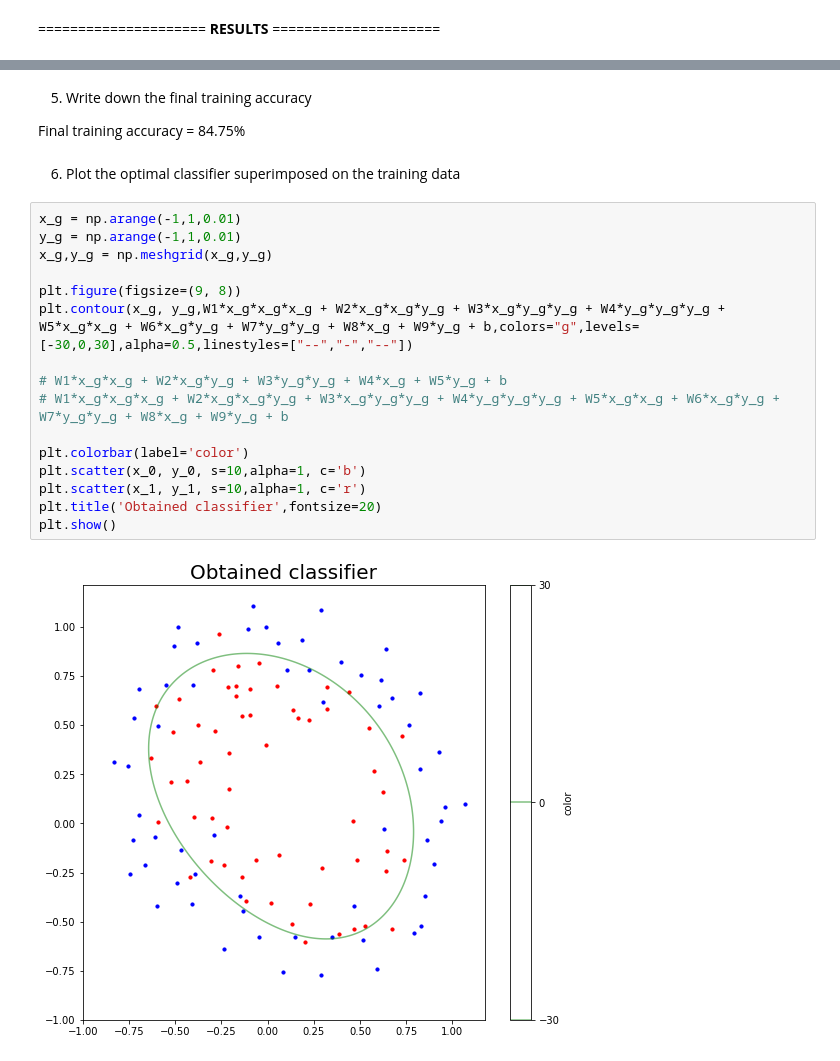
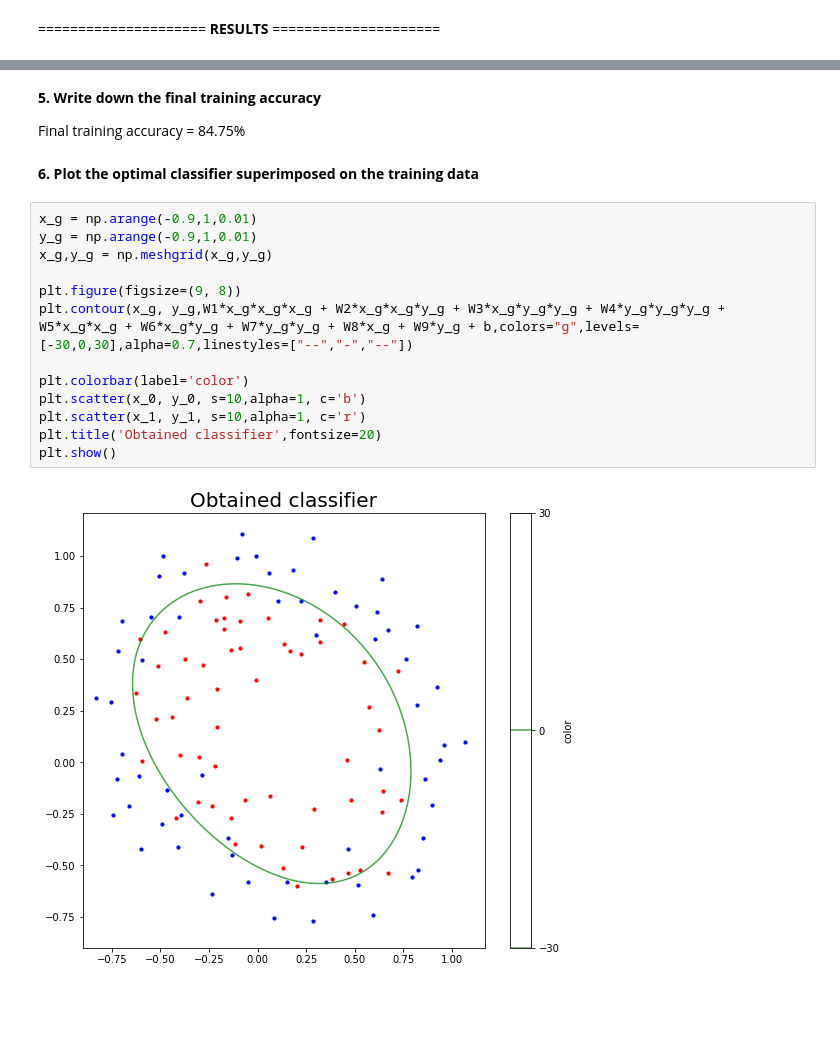
Before and after one commit to JinKim1/classMachineLearning, a Jupyter notebook: ML_assignment06.ipynb, the cells around one changed output, grey strips where cells are left out. Drawn from its saved outputs; the diff is of its cells as text; blank space fills up the shorter version.

Commit message:
plot obtained classifier

```diff
--- a/ML_assignment06.ipynb
+++ b/ML_assignment06.ipynb
@@ -178,25 +148,22 @@ print(training_accuracy[199999])
 0.847457627118644
 # %% [markdown]
-5. Write down the final training accuracy
+**5. Write down the final training accuracy**
 
 Final training accuracy = 84.75%
 # %% [markdown]
-6. Plot the optimal classifier superimposed on the training data
+**6. Plot the optimal classifier superimposed on the training data**
 # %%
-x_g = np.arange(-1,1,0.01)
-y_g = np.arange(-1,1,0.01)
+x_g = np.arange(-0.9,1,0.01)
+y_g = np.arange(-0.9,1,0.01)
 x_g,y_g = np.meshgrid(x_g,y_g)
 
 plt.figure(figsize=(9, 8))
-plt.contour(x_g, y_g,W1*x_g*x_g*x_g + W2*x_g*x_g*y_g + W3*x_g*y_g*y_g + W4*y_g*y_g*y_g + W5*x_g*x_g + W6*x_g*y_g + W7*y_g*y_g + W8*x_g + W9*y_g + b,colors="g",levels=[-30,0,30],alpha=0.5,linestyles=["--","-","--"])
-
-# W1*x_g*x_g + W2*x_g*y_g + W3*y_g*y_g + W4*x_g + W5*y_g + b
-# W1*x_g*x_g*x_g + W2*x_g*x_g*y_g + W3*x_g*y_g*y_g + W4*y_g*y_g*y_g + W5*x_g*x_g + W6*x_g*y_g + W7*y_g*y_g + W8*x_g + W9*y_g + b
+plt.contour(x_g, y_g,W1*x_g*x_g*x_g + W2*x_g*x_g*y_g + W3*x_g*y_g*y_g + W4*y_g*y_g*y_g + W5*x_g*x_g + W6*x_g*y_g + W7*y_g*y_g + W8*x_g + W9*y_g + b,colors="g",levels=[-30,0,30],alpha=0.7,linestyles=["--","-","--"])
 
 plt.colorbar(label='color')
 plt.scatter(x_0, y_0, s=10,alpha=1, c='b')
 plt.scatter(x_1, y_1, s=10,alpha=1, c='r')
 plt.title('Obtained classifier',fontsize=20)
 plt.show()
 # %% [output]
-[figure, old version]
+[figure, new version]
```
Also changed, not shown: parts of 10 cells of this notebook.
